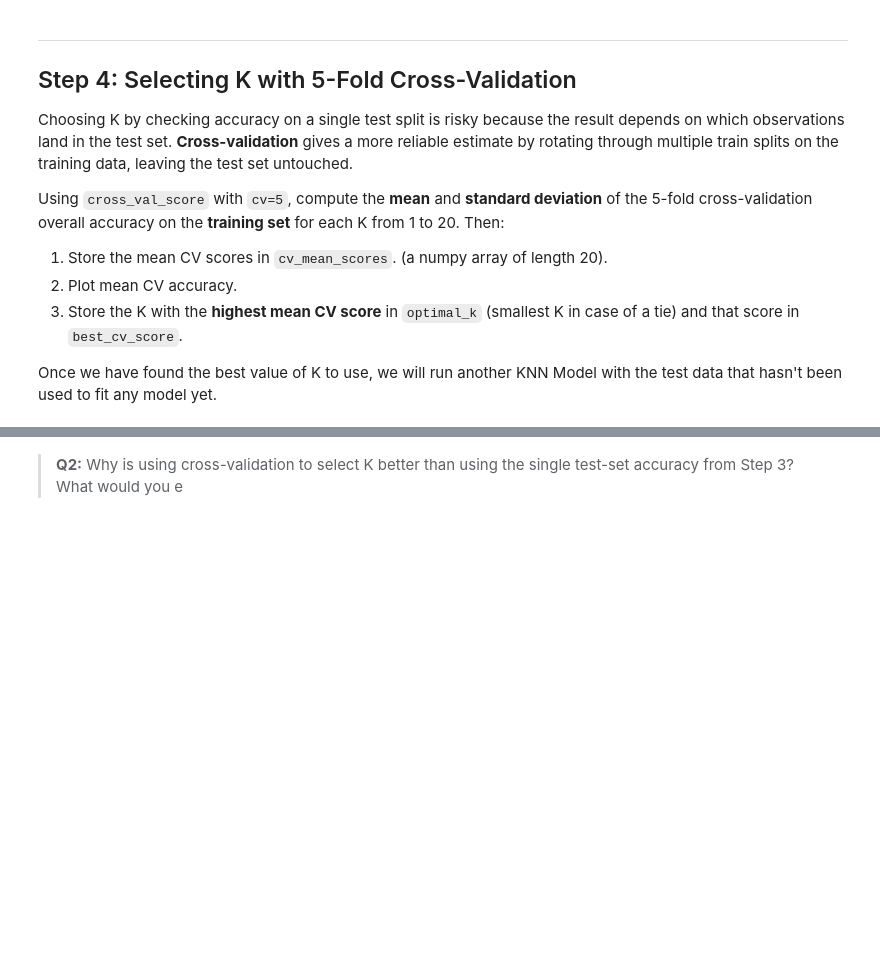
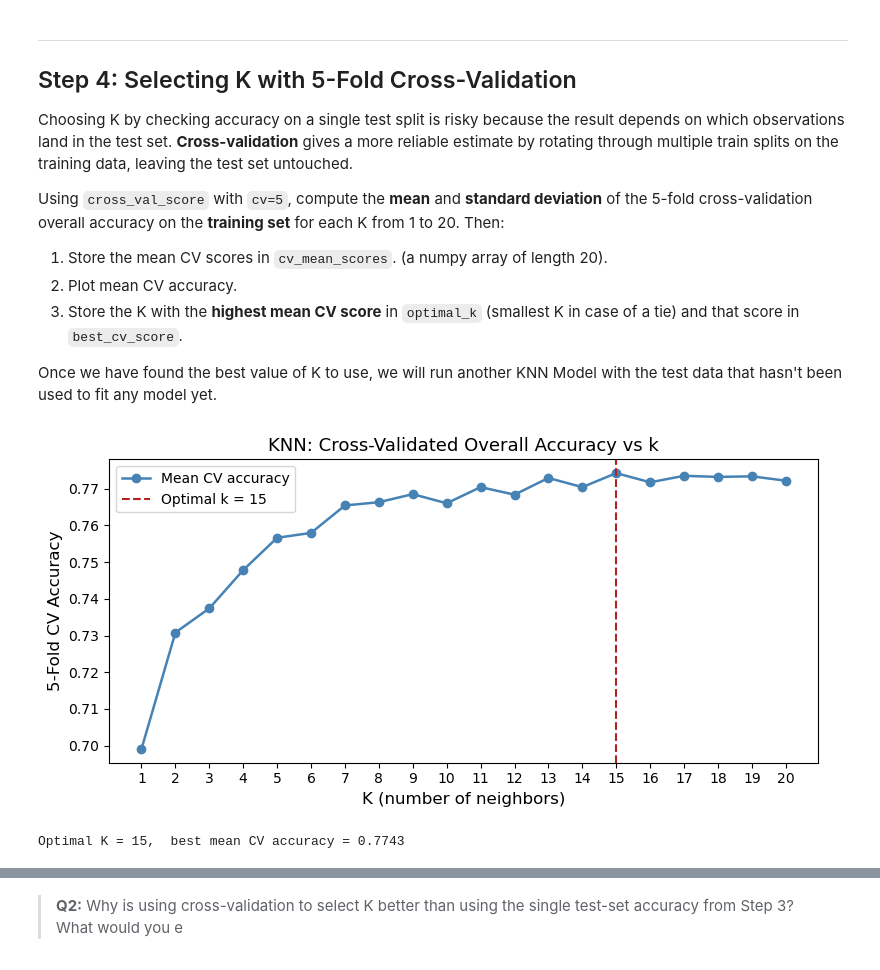
Before and after one commit to ebkhan-peng/assignment-2-Elijah-K, a Jupyter notebook: hw2-task2.ipynb, the cells around one changed output, grey strips where cells are left out. Drawn from its saved outputs; the diff is of its cells as text; code cells hidden in the pictures; blank space fills up the shorter version.

```diff
--- a/hw2-task2.ipynb
+++ b/hw2-task2.ipynb
@@ -187,26 +187,39 @@ Using `cross_val_score` with `cv=5`, compute the **mean** and **standard deviati
 
 Once we have found the best value of K to use, we will run another KNN Model with the test data that hasn't been used to fit any model yet.
 # %%
-k_values       = ...
-cv_mean_scores = ...
+k_values       = list(range(1,21))
+cv_mean_scores = []
+cv_st_dev = []
+
+for n in k_values:
+    knn_cv = KNeighborsClassifier(n_neighbors = n)
+
+    scores = cross_val_score(knn_cv, X_train, y_train, cv=5, scoring = 'accuracy')
+
+    cv_mean_scores.append(scores.mean())
+    cv_st_dev.append(scores.std())
+
+cv_mean_scores = np.array(cv_mean_scores)
 
 
-
-optimal_k     = ...
-best_cv_score = ...
+optimal_k     = k_values[np.argmax(cv_mean_scores)]
+best_cv_score = cv_mean_scores.max()
 
 # Visualize optimal k
 fig, ax = plt.subplots(figsize=(8, 4))
 ax.plot(k_values, cv_mean_scores, marker='o', color='steelblue', linewidth=1.8, label='Mean CV accuracy')
 ax.axvline(optimal_k, color='firebrick', linestyle='--', label=f'Optimal k = {optimal_k}')
 ax.set_xlabel('K (number of neighbors)', fontsize=12)
 ax.set_ylabel('5-Fold CV Accuracy', fontsize=12)
 ax.set_title('KNN: Cross-Validated Overall Accuracy vs k', fontsize=13)
 ax.xaxis.set_major_locator(mticker.MultipleLocator(1))
 ax.legend()
 plt.tight_layout()
 plt.show()
 
 print(f'Optimal K = {optimal_k},  best mean CV accuracy = {best_cv_score:.4f}')
+# %% [output]
+[figure, added]
+Optimal K = 15,  best mean CV accuracy = 0.7743
 # %%
 grader.check("q5")
```
Also changed, not shown: parts of 9 cells of this notebook.
